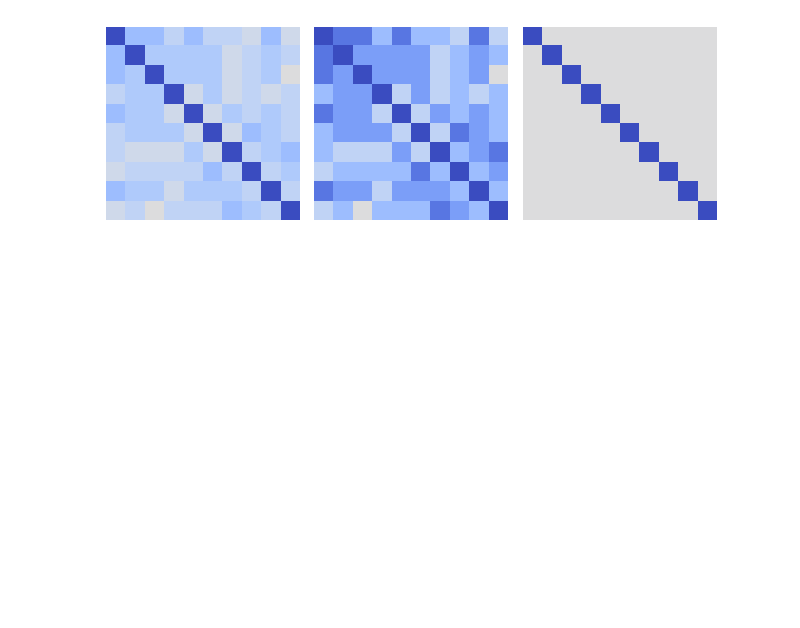
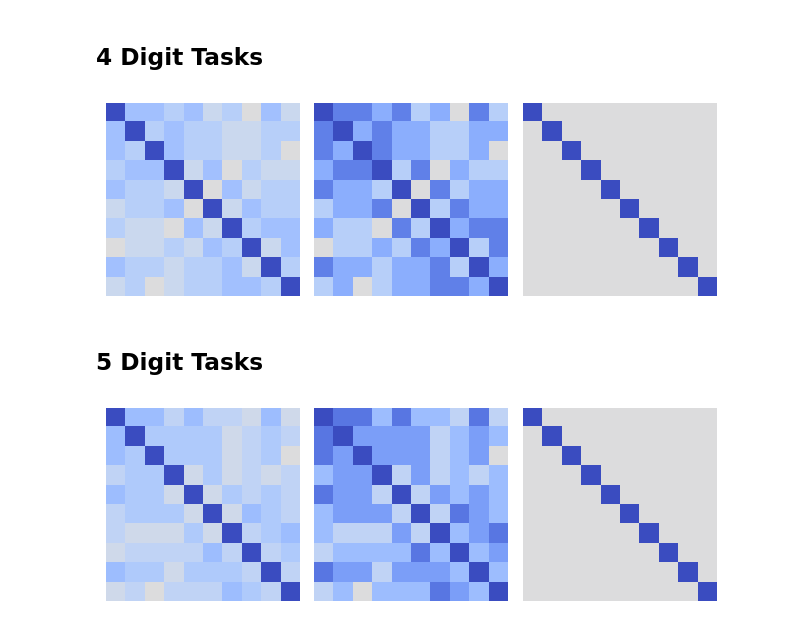
Before and after one commit to LofNaDI/neural-representations-multitasking, a Jupyter notebook: figures/figureS20/figureS20_sm_predicted_parallel.ipynb, the cells around one changed output. Saved outputs shown, nothing was run; the diff lists cells and outputs as text; code cells hidden in the pictures; blank space fills up the shorter version.

```diff
--- a/figures/figureS20/figureS20_sm_predicted_parallel.ipynb
+++ b/figures/figureS20/figureS20_sm_predicted_parallel.ipynb
@@ -55,3 +80,28 @@ plt.show()
+# %% [markdown]
+## 4 Digit Tasks
+# %%
+tasks = [parity, value, prime, fibonacci]
+
+sm, (sm_U, sm_I) = compute_sm_parallel(tasks)
+
+fig, ax = plt.subplots(1, 3)
+
+ax[0].imshow(sm, cmap='coolwarm_r', vmin=-1, vmax=1)
+ax[0].axis('off')
+
+ax[1].imshow(sm_U, cmap='coolwarm_r', vmin=-1, vmax=1)
+ax[1].axis('off')
+
+ax[2].imshow(sm_I, cmap='coolwarm_r', vmin=-1, vmax=1)
+ax[2].axis('off')
+
+fig.tight_layout()
+fig.savefig(path_figure_digits_2)
+plt.show()
+# %% [output]
+[figure, added]
+# %% [markdown]
+## 5 Digit Tasks
 # %%
 tasks = [parity, value, prime, fibonacci, mul3]
 
```
Also changed, not shown: parts of 5 cells of this notebook, 7 other files.
